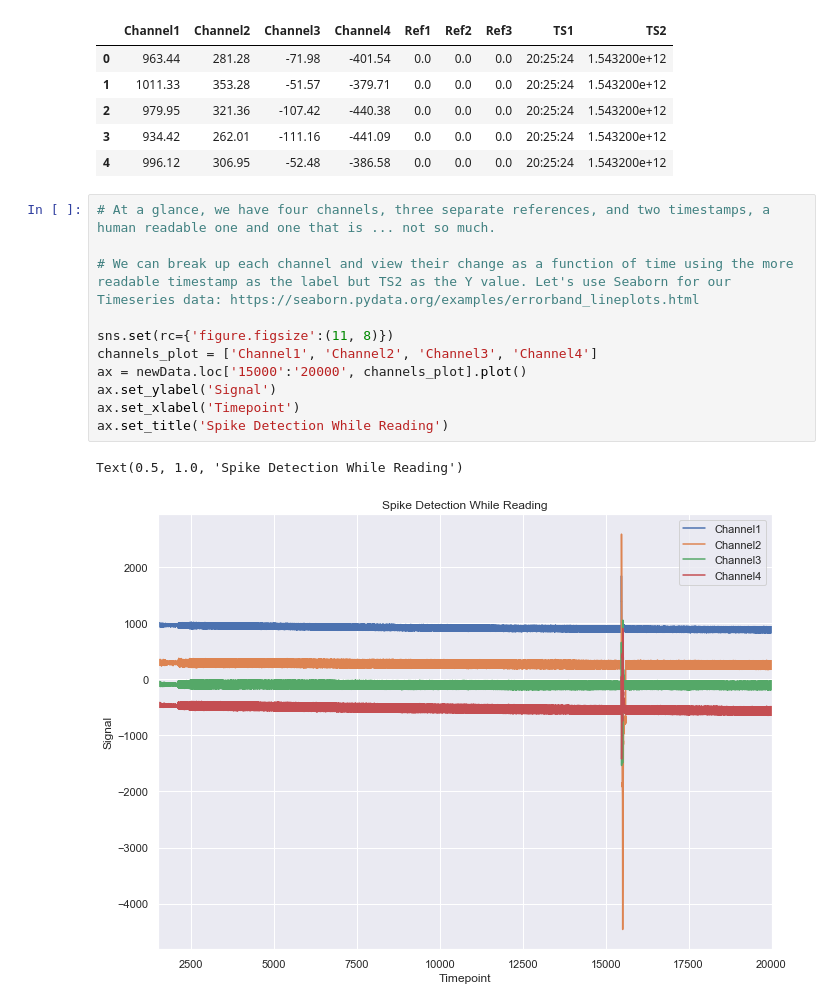
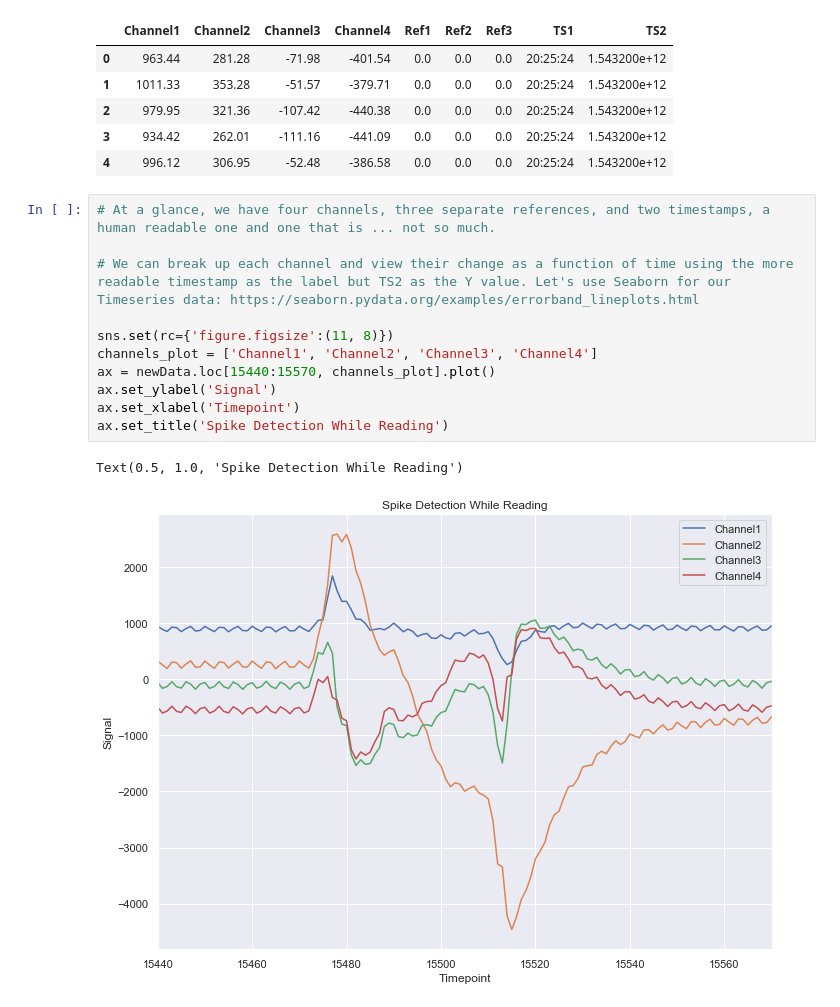
Before and after one commit to EdyVision/neuroscience-ml-experiments, a Jupyter notebook: cognitive-load/kaggle-self-experiment/Reading_EEG_Analysis.ipynb, the cells around one changed output. Cells and saved outputs as stored; diff of their text form.

```diff
--- a/cognitive-load/kaggle-self-experiment/Reading_EEG_Analysis.ipynb
+++ b/cognitive-load/kaggle-self-experiment/Reading_EEG_Analysis.ipynb
@@ -30,14 +30,14 @@ newData.head()
 # %%
 # At a glance, we have four channels, three separate references, and two timestamps, a human readable one and one that is ... not so much.
 
 # We can break up each channel and view their change as a function of time using the more readable timestamp as the label but TS2 as the Y value. Let's use Seaborn for our Timeseries data: https://seaborn.pydata.org/examples/errorband_lineplots.html
 
 sns.set(rc={'figure.figsize':(11, 8)})
 channels_plot = ['Channel1', 'Channel2', 'Channel3', 'Channel4']
-ax = newData.loc['15000':'20000', channels_plot].plot()
+ax = newData.loc[15440:15570, channels_plot].plot()
 ax.set_ylabel('Signal')
 ax.set_xlabel('Timepoint')
 ax.set_title('Spike Detection While Reading')
 # %% [output]
 Text(0.5, 1.0, 'Spike Detection While Reading')
-[figure, old version]
+[figure, new version]
```
Also changed, not shown: 1 other file.
